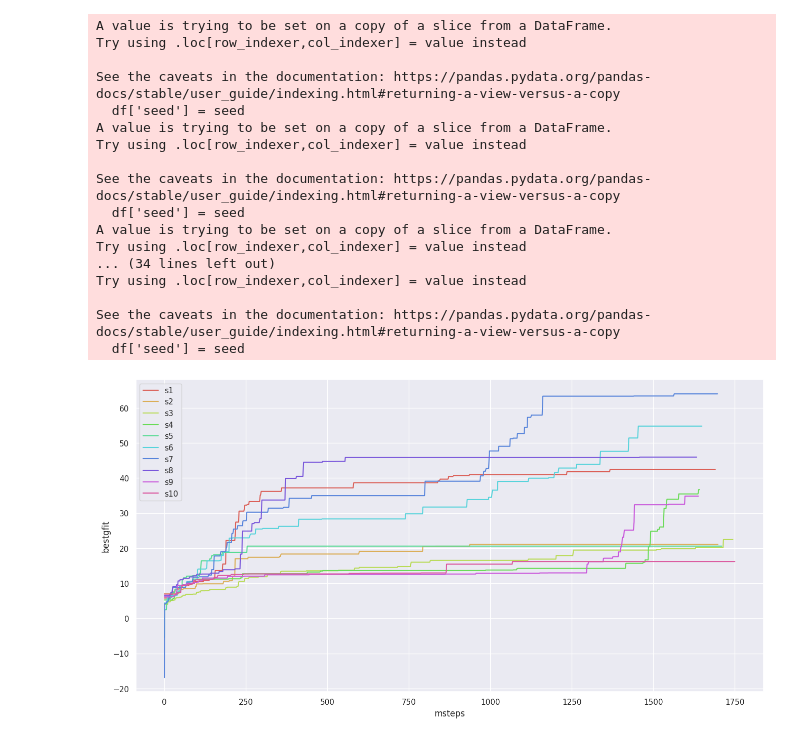
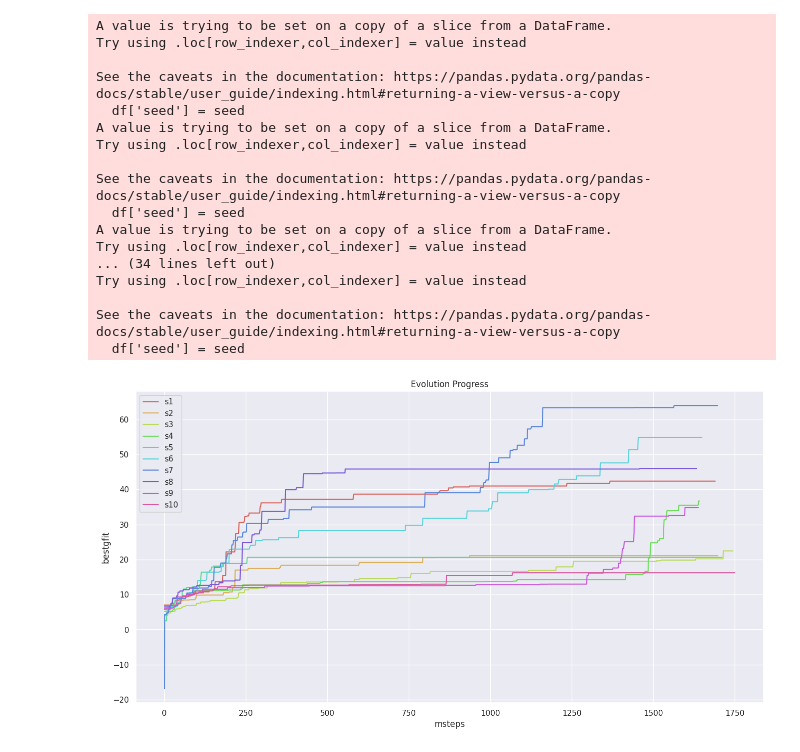
Before and after one commit to curriculum-guys/data-analysis, a Jupyter notebook: recovery/evolution-recovery.ipynb, the cells around one changed output. Drawn from its saved outputs; the diff is of its cells as text; code cells hidden in the pictures.

Commit message:
Add bestgfit analysis on data recovery

```diff
--- a/recovery/evolution-recovery.ipynb
+++ b/recovery/evolution-recovery.ipynb
@@ -54,31 +54,34 @@ import matplotlib.pyplot as plt
 sns.set_theme()
 sns.set(rc={'figure.figsize':(16,8)})
 
 performance_data = pd.DataFrame()
 for seed, data in seeds_data.items():
     df = data[['msteps', 'bestgfit']]
     df['seed'] = seed
     performance_data = pd.concat([performance_data, df])
 
 sns.lineplot(data=performance_data, x='msteps', y='bestgfit', hue='seed', palette='hls')
 plt.legend(loc='upper left')
+plt.title("Evolution Progress")
+plt.xlabel("msteps")
+plt.ylabel("bestgfit")
 plt.show()
 # %% [output]
 A value is trying to be set on a copy of a slice from a DataFrame.
 Try using .loc[row_indexer,col_indexer] = value instead
 
 See the caveats in the documentation: https://pandas.pydata.org/pandas-docs/stable/user_guide/indexing.html#returning-a-view-versus-a-copy
   df['seed'] = seed
 A value is trying to be set on a copy of a slice from a DataFrame.
 Try using .loc[row_indexer,col_indexer] = value instead
 
 See the caveats in the documentation: https://pandas.pydata.org/pandas-docs/stable/user_guide/indexing.html#returning-a-view-versus-a-copy
   df['seed'] = seed
 A value is trying to be set on a copy of a slice from a DataFrame.
 Try using .loc[row_indexer,col_indexer] = value instead
 ... (34 lines left out)
 Try using .loc[row_indexer,col_indexer] = value instead
 
 See the caveats in the documentation: https://pandas.pydata.org/pandas-docs/stable/user_guide/indexing.html#returning-a-view-versus-a-copy
   df['seed'] = seed
-[figure, old version]
+[figure, new version]
```
Also changed, not shown: parts of 1 cell of this notebook.
